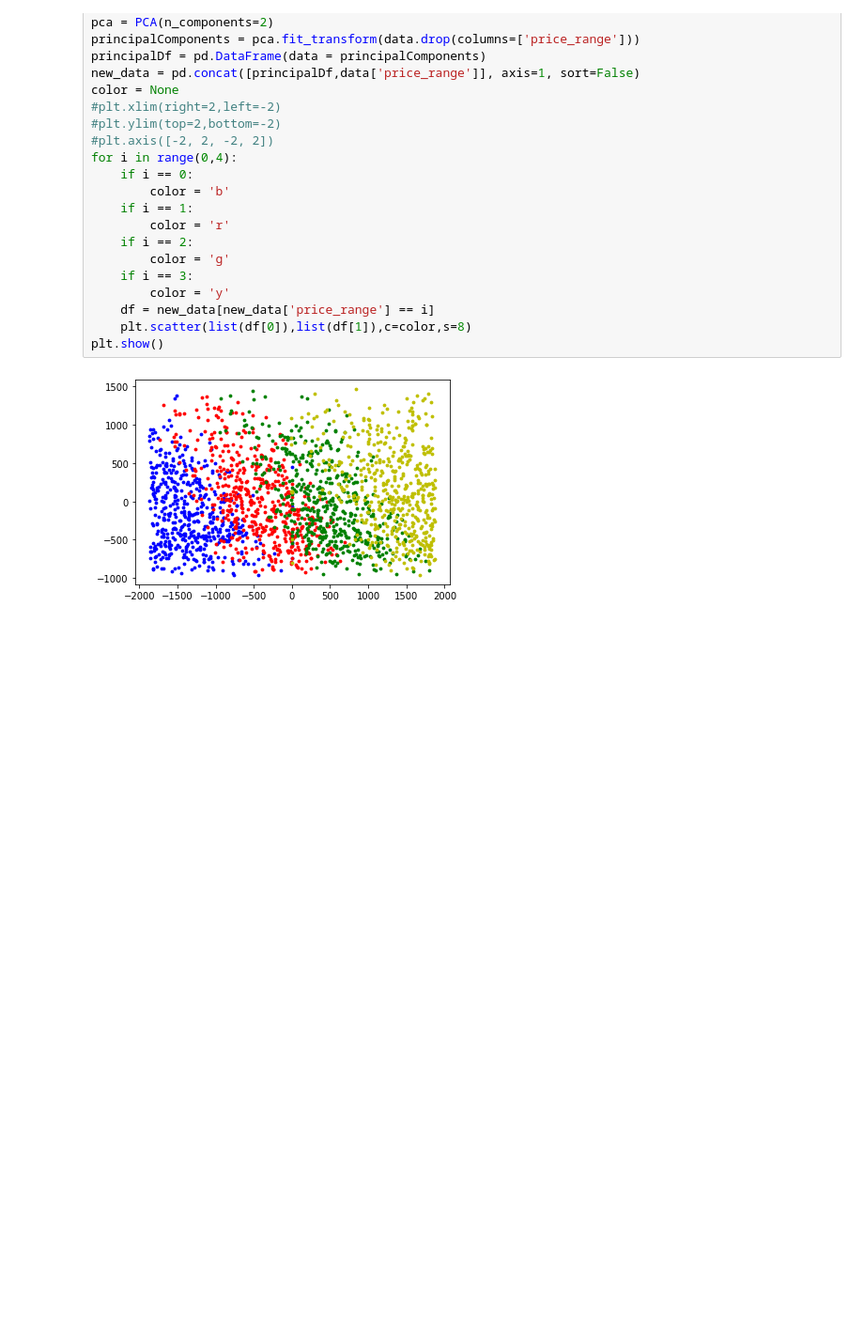
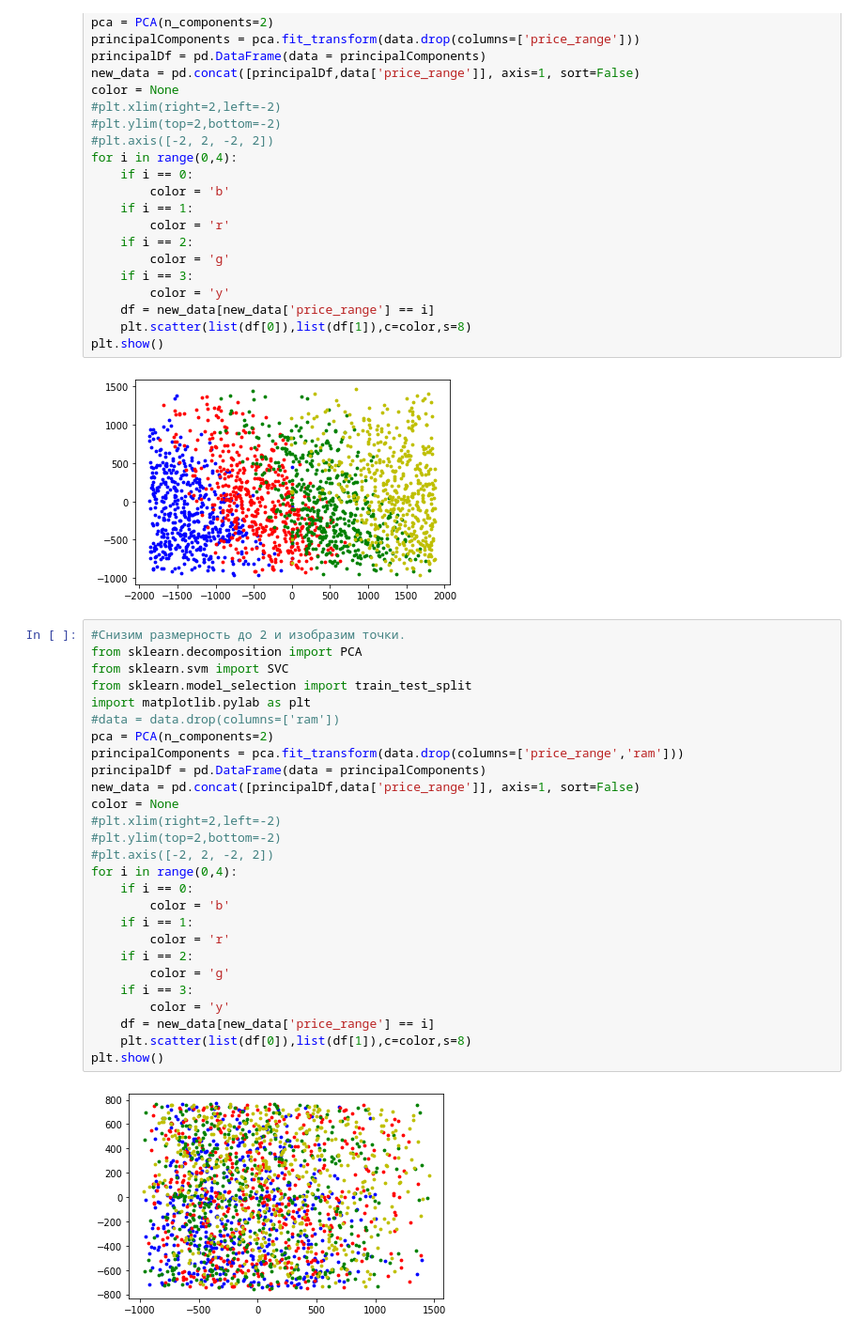
Before and after one commit to Azarius2472/HSE_ML, a Jupyter notebook: mobile-phone-price-classification.ipynb, the cells around one changed output. Shown at 94% size. Drawn from its saved outputs; the diff is of its cells as text; blank space fills up the shorter version.

Commit message:
add plots

```diff
--- a/mobile-phone-price-classification.ipynb
+++ b/mobile-phone-price-classification.ipynb
@@ -603,3 +603,32 @@ for i in range(0,4):
 plt.show()
 # %% [output]
 [figure]
+# %%
+#Снизим размерность до 2 и изобразим точки.
+from sklearn.decomposition import PCA
+from sklearn.svm import SVC
+from sklearn.model_selection import train_test_split
+import matplotlib.pylab as plt
+#data = data.drop(columns=['ram'])
+pca = PCA(n_components=2)
+principalComponents = pca.fit_transform(data.drop(columns=['price_range','ram']))
+principalDf = pd.DataFrame(data = principalComponents)
+new_data = pd.concat([principalDf,data['price_range']], axis=1, sort=False)
+color = None
+#plt.xlim(right=2,left=-2)
+#plt.ylim(top=2,bottom=-2)
+#plt.axis([-2, 2, -2, 2])
+for i in range(0,4):
+    if i == 0:
+        color = 'b'
+    if i == 1:
+        color = 'r'
+    if i == 2:
+        color = 'g'
+    if i == 3:
+        color = 'y'
+    df = new_data[new_data['price_range'] == i]
+    plt.scatter(list(df[0]),list(df[1]),c=color,s=8)
+plt.show()
+# %% [output]
+[figure, added]
```
Also changed, not shown: parts of 1 cell of this notebook.
